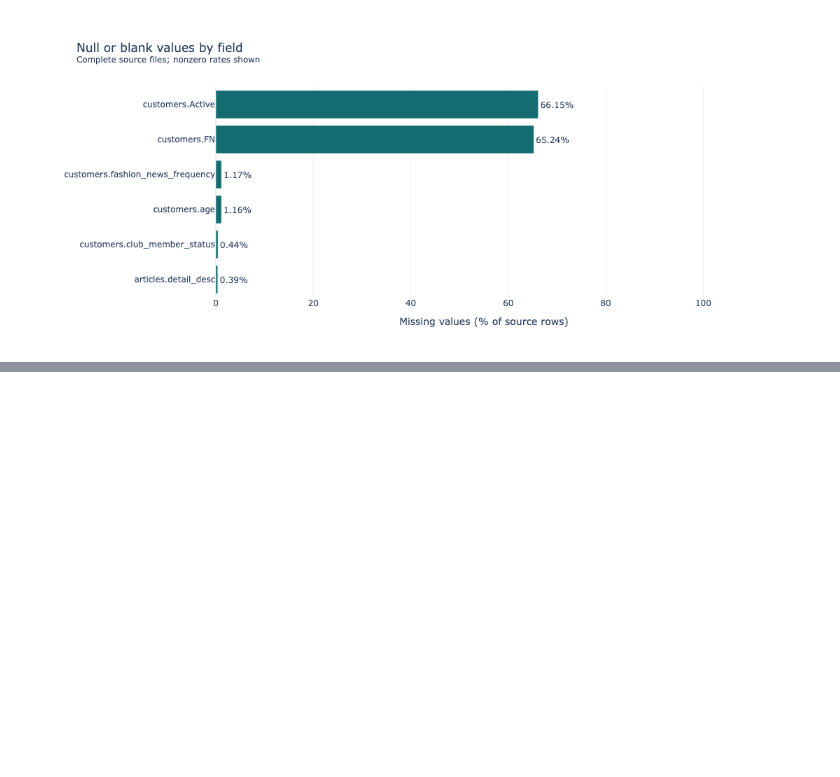
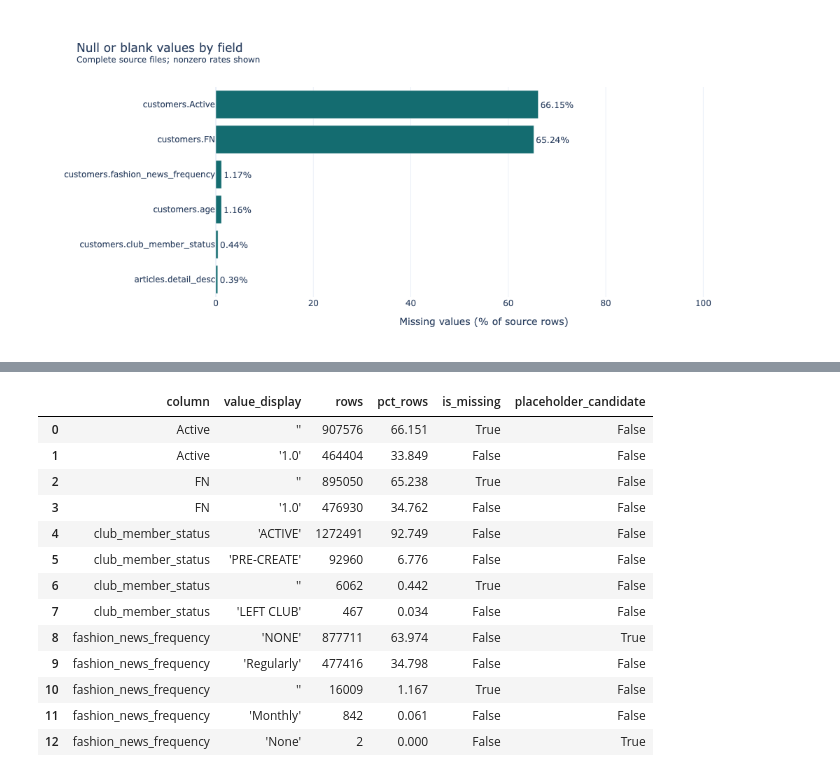
Before and after one commit to Songhai9/atelier-ai-project, a Jupyter notebook: notebooks/atelier_ai.ipynb, the cells around one changed output, grey strips where cells are left out. Drawn from its saved outputs; the diff is of its cells as text; code cells hidden in the pictures; blank space fills up the shorter version.

Commit message:
values validity

```diff
--- a/notebooks/atelier_ai.ipynb
+++ b/notebooks/atelier_ai.ipynb
@@ -807,0 +885,34 @@ else:
+# %%
+category_profile_rows = []
+
+for column, counts in category_counts.items():
+    for raw_value, rows in counts.items():
+        is_missing = (
+            pd.isna(raw_value)
+            or raw_value.strip() == ""
+        )
+
+        is_placeholder_candidate = (
+            not is_missing
+            and raw_value.strip().casefold()
+            in PLACEHOLDER_CANDIDATES
+        )
+
+        category_profile_rows.append({
+            "column": column,
+            "raw_value": raw_value,
+            "value_display": repr(raw_value),
+            "rows": rows,
+            "pct_rows": 100 * rows / customer_rows_profiled,
+            "is_missing": is_missing,
+            "placeholder_candidate": is_placeholder_candidate,
+        })
+
+category_profile = (
+    pd.DataFrame(category_profile_rows)
+    .sort_values(
+        ["column", "rows", "value_display"],
+        ascending=[True, False, True],
+    )
+    .reset_index(drop=True)
+)
@@ -807,0 +929,21 @@ else:
+# %%
+category_profile.drop(
+    columns="raw_value"
+).round({
+    "pct_rows": 3,
+})
+# %% [output]
+|  | column | value_display | rows | pct_rows | is_missing | placeholder_candidate |
+| 0 | Active | '' | 907576 | 66.151 | True | False |
+| 1 | Active | '1.0' | 464404 | 33.849 | False | False |
+| 2 | FN | '' | 895050 | 65.238 | True | False |
+| 3 | FN | '1.0' | 476930 | 34.762 | False | False |
+| 4 | club_member_status | 'ACTIVE' | 1272491 | 92.749 | False | False |
+| 5 | club_member_status | 'PRE-CREATE' | 92960 | 6.776 | False | False |
+| 6 | club_member_status | '' | 6062 | 0.442 | True | False |
+| 7 | club_member_status | 'LEFT CLUB' | 467 | 0.034 | False | False |
+| 8 | fashion_news_frequency | 'NONE' | 877711 | 63.974 | False | True |
+| 9 | fashion_news_frequency | 'Regularly' | 477416 | 34.798 | False | False |
+| 10 | fashion_news_frequency | '' | 16009 | 1.167 | True | False |
+| 11 | fashion_news_frequency | 'Monthly' | 842 | 0.061 | False | False |
+| 12 | fashion_news_frequency | 'None' | 2 | 0.000 | False | True |
```
Also changed, not shown: parts of 5 cells of this notebook.
